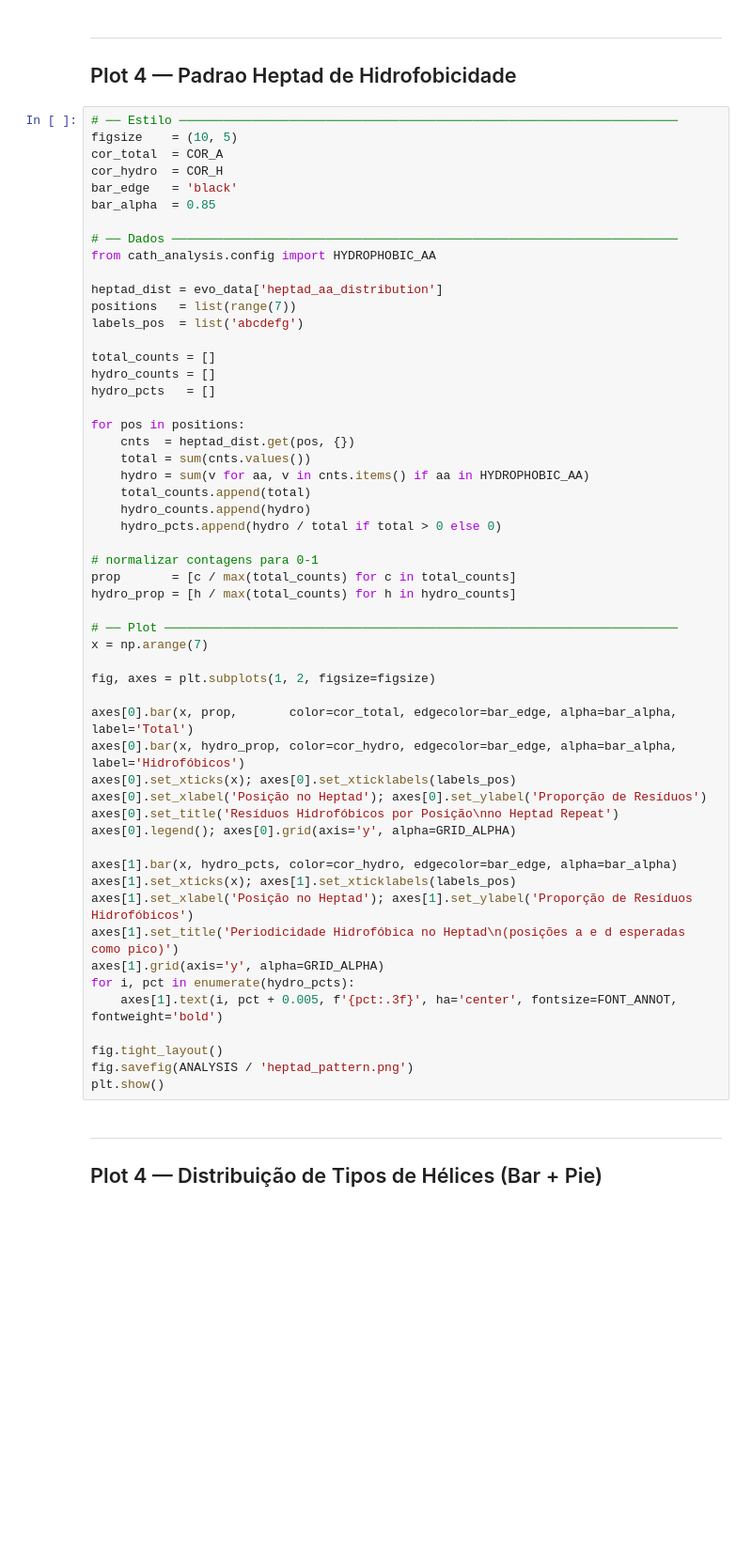
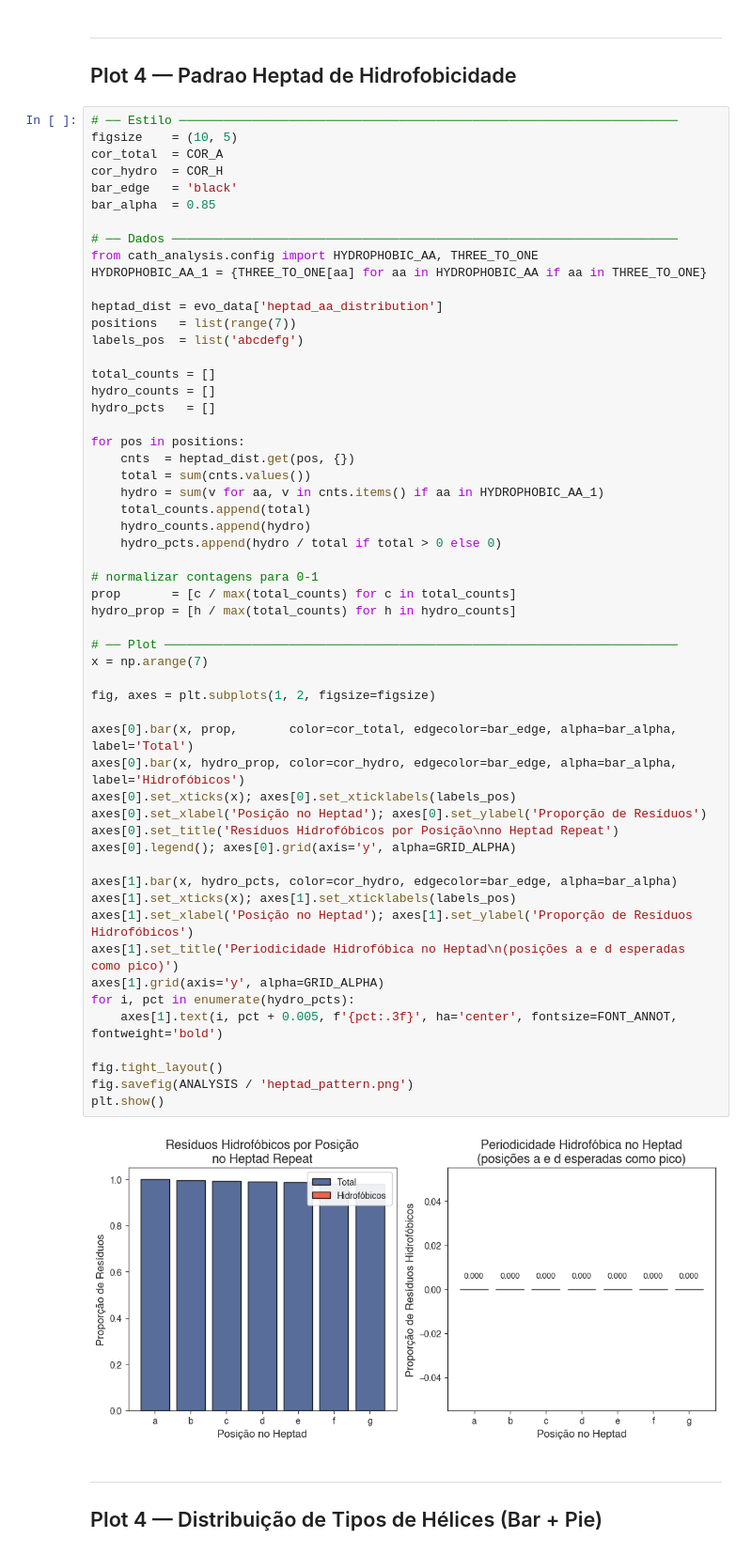
Before and after one commit to madsondeluna/evo-hex, a Jupyter notebook: debug/plots.ipynb, the cells around one changed output. Shown at 94% size. Cells and saved outputs as stored; diff of their text form; blank space fills up the shorter version.

```diff
--- a/debug/plots.ipynb
+++ b/debug/plots.ipynb
@@ -262,7 +280,8 @@ bar_edge   = 'black'
 bar_alpha  = 0.85
 
 # ── Dados ─────────────────────────────────────────────────────────────────────
-from cath_analysis.config import HYDROPHOBIC_AA
+from cath_analysis.config import HYDROPHOBIC_AA, THREE_TO_ONE
+HYDROPHOBIC_AA_1 = {THREE_TO_ONE[aa] for aa in HYDROPHOBIC_AA if aa in THREE_TO_ONE}
 
 heptad_dist = evo_data['heptad_aa_distribution']
 positions   = list(range(7))
@@ -275,38 +294,40 @@ hydro_pcts   = []
 for pos in positions:
     cnts  = heptad_dist.get(pos, {})
     total = sum(cnts.values())
-    hydro = sum(v for aa, v in cnts.items() if aa in HYDROPHOBIC_AA)
+    hydro = sum(v for aa, v in cnts.items() if aa in HYDROPHOBIC_AA_1)
     total_counts.append(total)
     hydro_counts.append(hydro)
     hydro_pcts.append(hydro / total if total > 0 else 0)
 
 # normalizar contagens para 0-1
 prop       = [c / max(total_counts) for c in total_counts]
 hydro_prop = [h / max(total_counts) for h in hydro_counts]
 
 # ── Plot ──────────────────────────────────────────────────────────────────────
 x = np.arange(7)
 
 fig, axes = plt.subplots(1, 2, figsize=figsize)
 
 axes[0].bar(x, prop,       color=cor_total, edgecolor=bar_edge, alpha=bar_alpha, label='Total')
 axes[0].bar(x, hydro_prop, color=cor_hydro, edgecolor=bar_edge, alpha=bar_alpha, label='Hidrofóbicos')
 axes[0].set_xticks(x); axes[0].set_xticklabels(labels_pos)
 axes[0].set_xlabel('Posição no Heptad'); axes[0].set_ylabel('Proporção de Resíduos')
 axes[0].set_title('Resíduos Hidrofóbicos por Posição\nno Heptad Repeat')
 axes[0].legend(); axes[0].grid(axis='y', alpha=GRID_ALPHA)
 
 axes[1].bar(x, hydro_pcts, color=cor_hydro, edgecolor=bar_edge, alpha=bar_alpha)
 axes[1].set_xticks(x); axes[1].set_xticklabels(labels_pos)
 axes[1].set_xlabel('Posição no Heptad'); axes[1].set_ylabel('Proporção de Resíduos Hidrofóbicos')
 axes[1].set_title('Periodicidade Hidrofóbica no Heptad\n(posições a e d esperadas como pico)')
 axes[1].grid(axis='y', alpha=GRID_ALPHA)
 for i, pct in enumerate(hydro_pcts):
     axes[1].text(i, pct + 0.005, f'{pct:.3f}', ha='center', fontsize=FONT_ANNOT, fontweight='bold')
 
 fig.tight_layout()
 fig.savefig(ANALYSIS / 'heptad_pattern.png')
 plt.show()
+# %% [output]
+[figure, added]
 # %% [markdown]
 ---
 ## Plot 4 — Distribuição de Tipos de Hélices (Bar + Pie)
```
Also changed, not shown: parts of 24 cells of this notebook, 1 other file.
